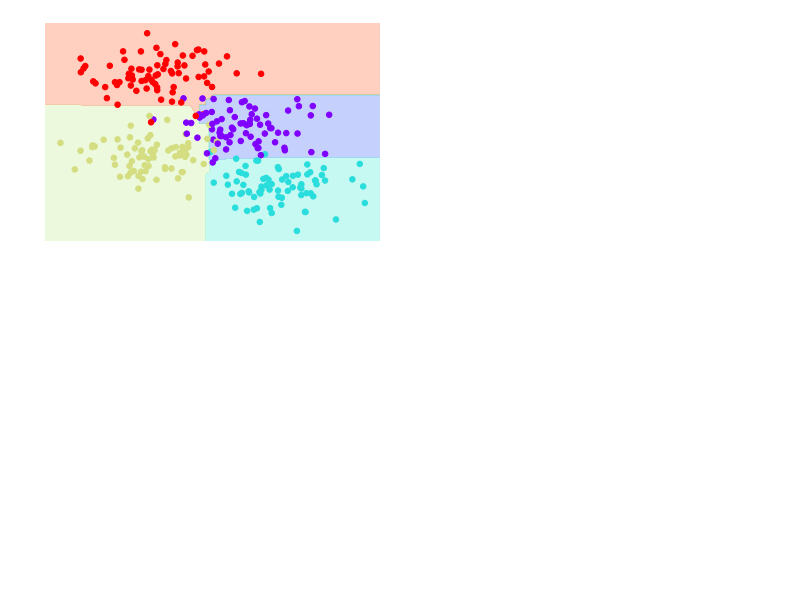
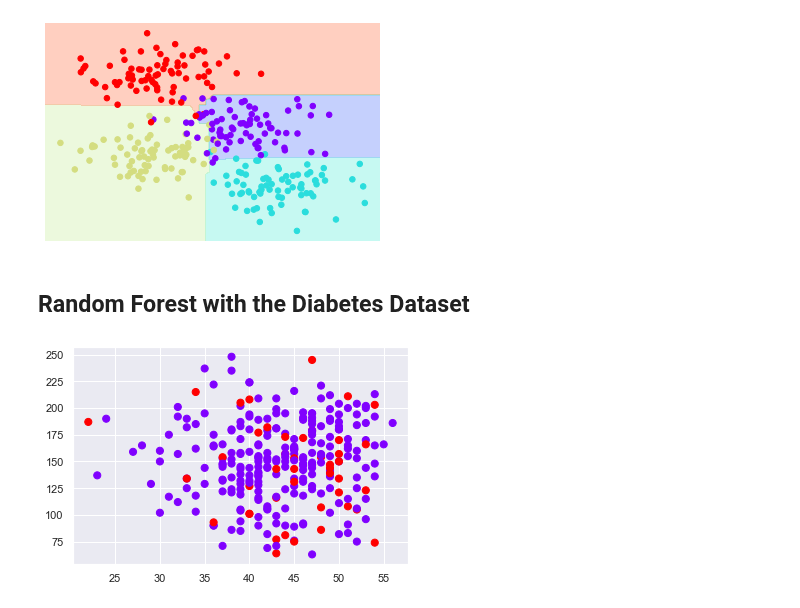
Before and after one commit to rrwabina/RADI605, a Jupyter notebook: 06 Random Forests/scripts/Practice.ipynb, the cells around one changed output. Saved outputs shown, nothing was run; the diff lists cells and outputs as text; code cells hidden in the pictures; blank space fills up the shorter version.

Commit message:
modified random forests

```diff
--- a/06 Random Forests/scripts/Practice.ipynb
+++ b/06 Random Forests/scripts/Practice.ipynb
@@ -71,3 +167,21 @@ model = RandomForestClassifier(n_estimators = 100, random_state = 0, max_depth =
 visualize_classifier(model, X, y)
 # %% [output]
 [figure]
+# %% [markdown]
+## Random Forest with the Diabetes Dataset
+# %%
+df = pd.read_csv('../data/simpredm.csv')
+# print(df)
+df['sex'] = df['sex'].map({'Male':1, 'Female':0})
+df['dm'] = df['dm'].map({'yes':1, 'no':0})
+# print(df)
+X = np.array(df)
+# print(X)
+y_temp = X[:,6]
+X_temp = X[:,0:6]
+# %%
+np.random.seed(415)
+X_train, X_test, y_train, y_test = train_test_split(X_temp, y_temp, test_size=0.33, random_state=42)
+plt.scatter(X_train[:,0], X_train[:,3],c=y_train, s=50,cmap='rainbow');
+# %% [output]
+[figure, added]
```
Also changed, not shown: parts of 8 cells of this notebook, 1 other file.
